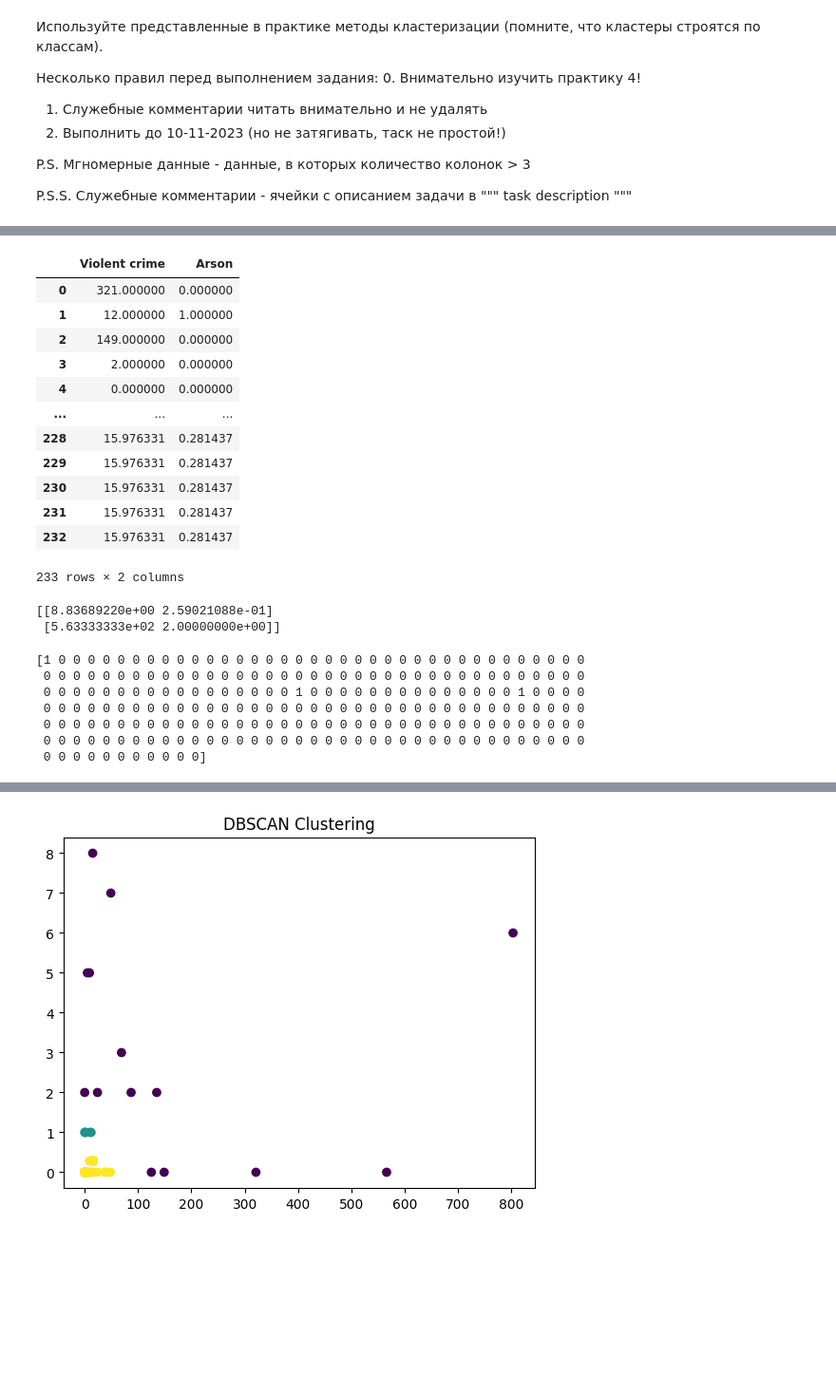
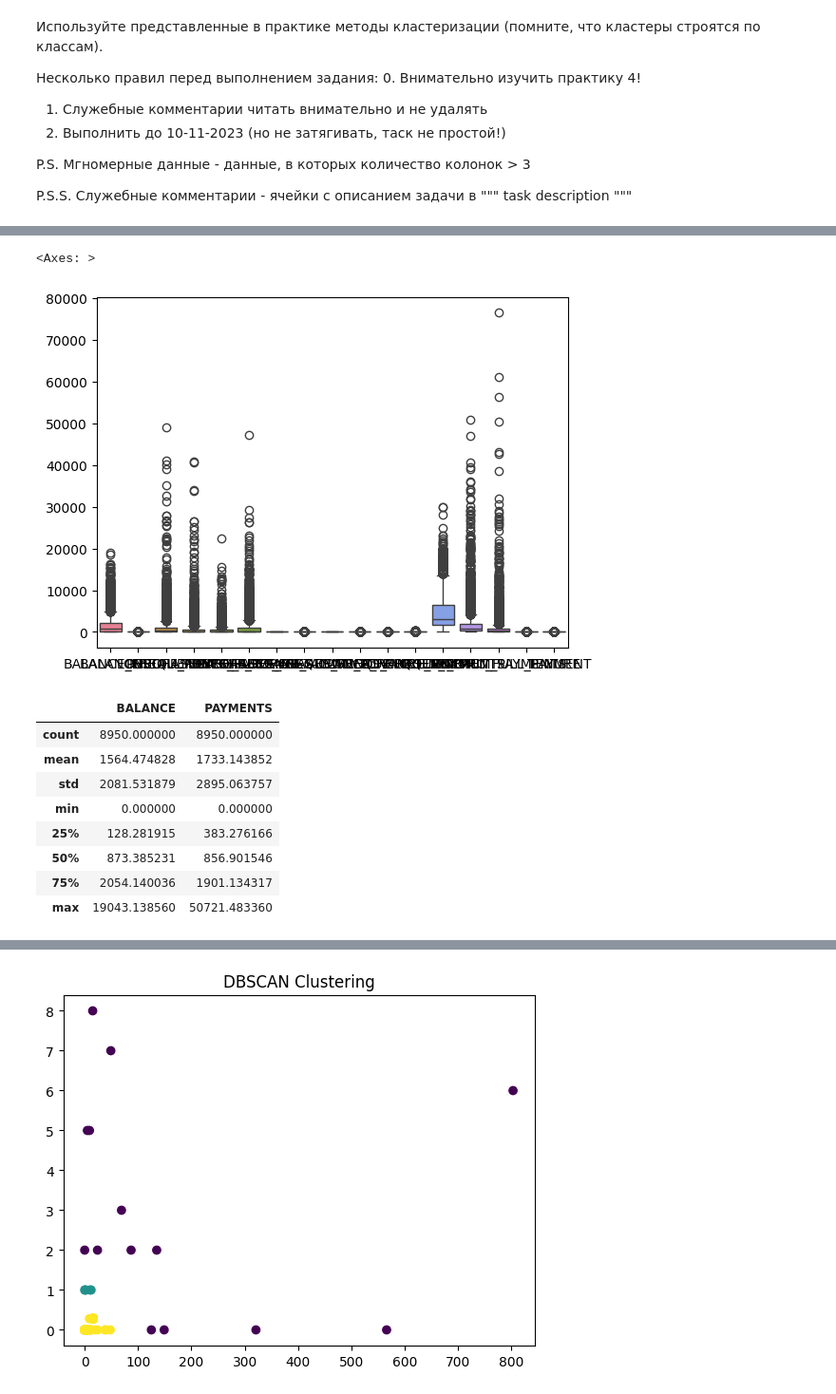
Before and after one commit to kyv1r/DZpoML1, a Jupyter notebook: lab4/Задание_4.ipynb, the cells around one changed output, grey strips where cells are left out. Shown: that part at 95% size. Saved outputs shown, nothing was run; the diff lists cells and outputs as text; code cells hidden in the pictures; blank space fills up the shorter version.

```diff
--- a/lab4/Задание_4.ipynb
+++ b/lab4/Задание_4.ipynb
@@ -95,17 +106,0 @@ Text(0.5, 1.0, 'Распределение данных в двумерном п
-# %%
-X = df[["Violent crime", "Arson"]]
-X
-# %% [output]
-|  | Violent crime | Arson |
-| 0 | 321.000000 | 0.000000 |
-| 1 | 12.000000 | 1.000000 |
-| 2 | 149.000000 | 0.000000 |
-| 3 | 2.000000 | 0.000000 |
-| 4 | 0.000000 | 0.000000 |
-| ... | ... | ... |
-| 228 | 15.976331 | 0.281437 |
-| 229 | 15.976331 | 0.281437 |
-| 230 | 15.976331 | 0.281437 |
-| 231 | 15.976331 | 0.281437 |
-| 232 | 15.976331 | 0.281437 |
-233 rows × 2 columns
@@ -122,15 +106,0 @@ cluster_labels = kmeans.labels_
-# %%
-print(cluster_centers) # центры кластеров в двумерном пространстве
-# %% [output]
-[[8.83689220e+00 2.59021088e-01]
- [5.63333333e+02 2.00000000e+00]]
-# %%
-print(cluster_labels) #  центры кластеров в двумерном пространстве
-# %% [output]
-[1 0 0 0 0 0 0 0 0 0 0 0 0 0 0 0 0 0 0 0 0 0 0 0 0 0 0 0 0 0 0 0 0 0 0 0 0
- 0 0 0 0 0 0 0 0 0 0 0 0 0 0 0 0 0 0 0 0 0 0 0 0 0 0 0 0 0 0 0 0 0 0 0 0 0
- 0 0 0 0 0 0 0 0 0 0 0 0 0 0 0 0 0 1 0 0 0 0 0 0 0 0 0 0 0 0 0 0 1 0 0 0 0
- 0 0 0 0 0 0 0 0 0 0 0 0 0 0 0 0 0 0 0 0 0 0 0 0 0 0 0 0 0 0 0 0 0 0 0 0 0
- 0 0 0 0 0 0 0 0 0 0 0 0 0 0 0 0 0 0 0 0 0 0 0 0 0 0 0 0 0 0 0 0 0 0 0 0 0
- 0 0 0 0 0 0 0 0 0 0 0 0 0 0 0 0 0 0 0 0 0 0 0 0 0 0 0 0 0 0 0 0 0 0 0 0 0
- 0 0 0 0 0 0 0 0 0 0 0]
@@ -136,0 +111,17 @@ print(cluster_labels) #  центры кластеров в двумерном
+# %%
+sns.boxplot(df)
+# %% [output]
+<Axes: >
+[figure, added]
+# %%
+df_clust.describe()
+# %% [output]
+|  | BALANCE | PAYMENTS |
+| count | 8950.000000 | 8950.000000 |
+| mean | 1564.474828 | 1733.143852 |
+| std | 2081.531879 | 2895.063757 |
+| min | 0.000000 | 0.000000 |
+| 25% | 128.281915 | 383.276166 |
+| 50% | 873.385231 | 856.901546 |
+| 75% | 2054.140036 | 1901.134317 |
+| max | 19043.138560 | 50721.483360 |
```
Also changed, not shown: parts of 20 cells of this notebook.
